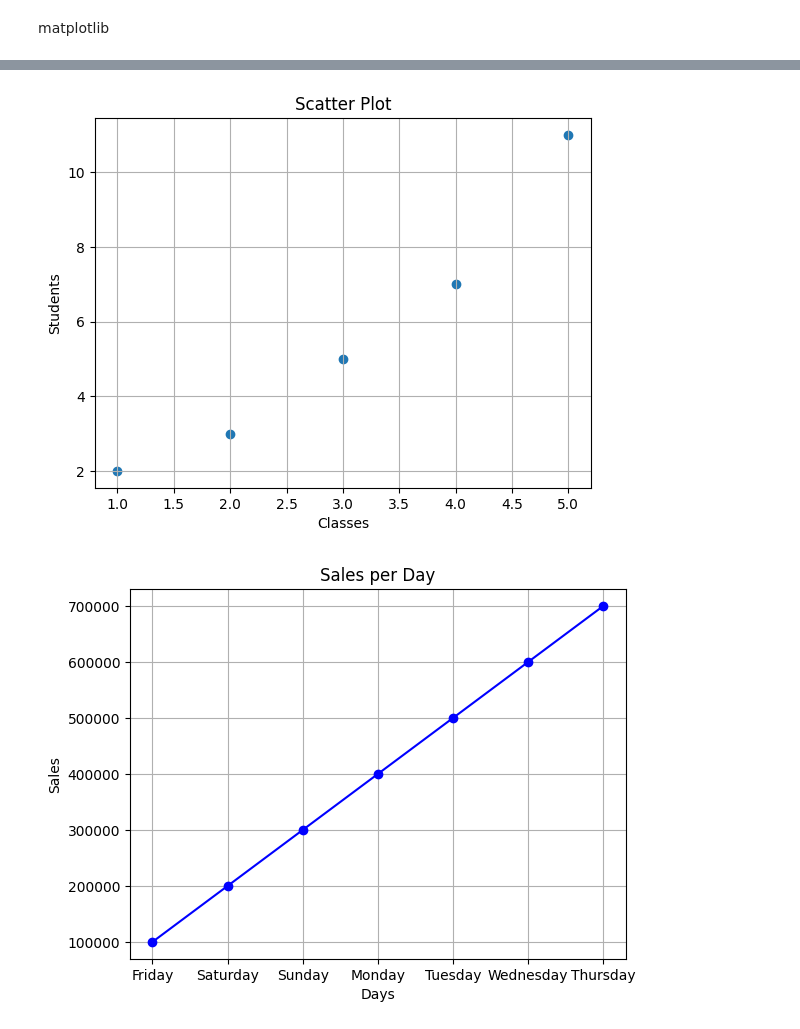
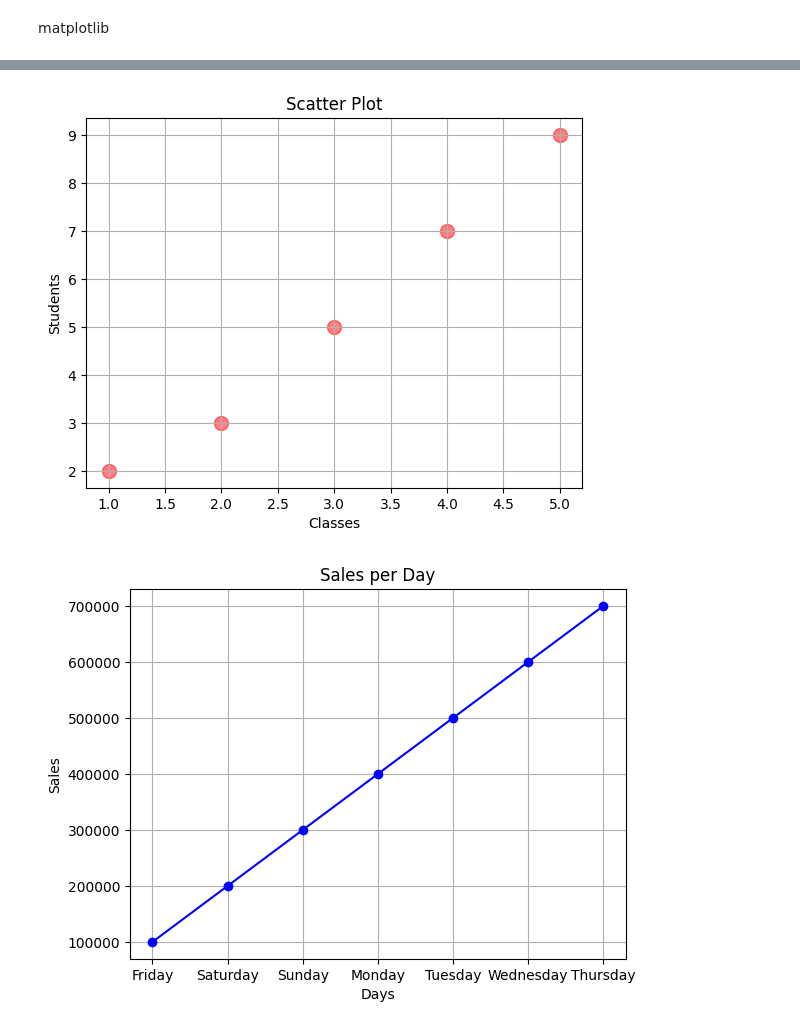
Before and after one commit to faruk950147/Python-A-to-Z, a Jupyter notebook: 07 ML/matplot/main.ipynb, the cells around one changed output, grey strips where cells are left out. Cells and saved outputs as stored; diff of their text form; code cells hidden in the pictures.

```diff
--- a/07 ML/matplot/main.ipynb
+++ b/07 ML/matplot/main.ipynb
@@ -34,20 +36,20 @@ plt.show()
 # %%
 cls = np.array([1, 2, 3, 4, 5])
 students = np.array([2, 3, 5, 7, 9])
 # plt.scatter(cls, students) thats means cls of 1 will be connected with students of 2 → (1,2)
 # cls of 1 of students of 2 connected → (1,2)
 # cls of 2 of students of 3 connected → (2,3)
 # cls of 3 of students of 5 connected → (3,5)
 # cls of 4 of students of 7 connected → (4,7)
 # cls of 5 of students of 9 connected → (5,9)
-plt.scatter(cls, students)
+plt.scatter(cls, students, color='red', s=100, alpha=0.5)
 plt.xlabel('Classes')
 plt.ylabel('Students')
 plt.title('Scatter Plot')
 plt.grid()
 plt.show()
 # %% [output]
-[figure, old version]
+[figure, new version]
 # %%
 import matplotlib.pyplot as plt
 import numpy as np
```
Also changed, not shown: parts of 6 cells of this notebook.
